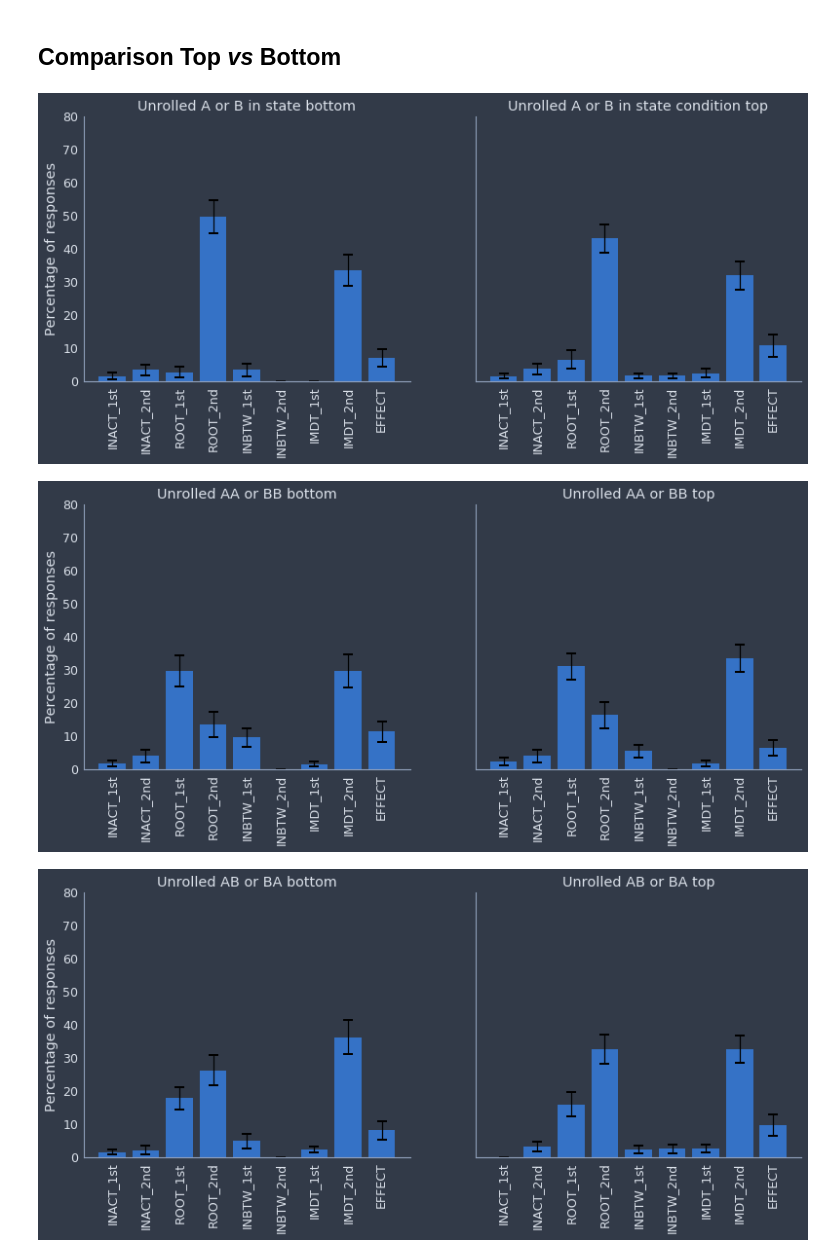
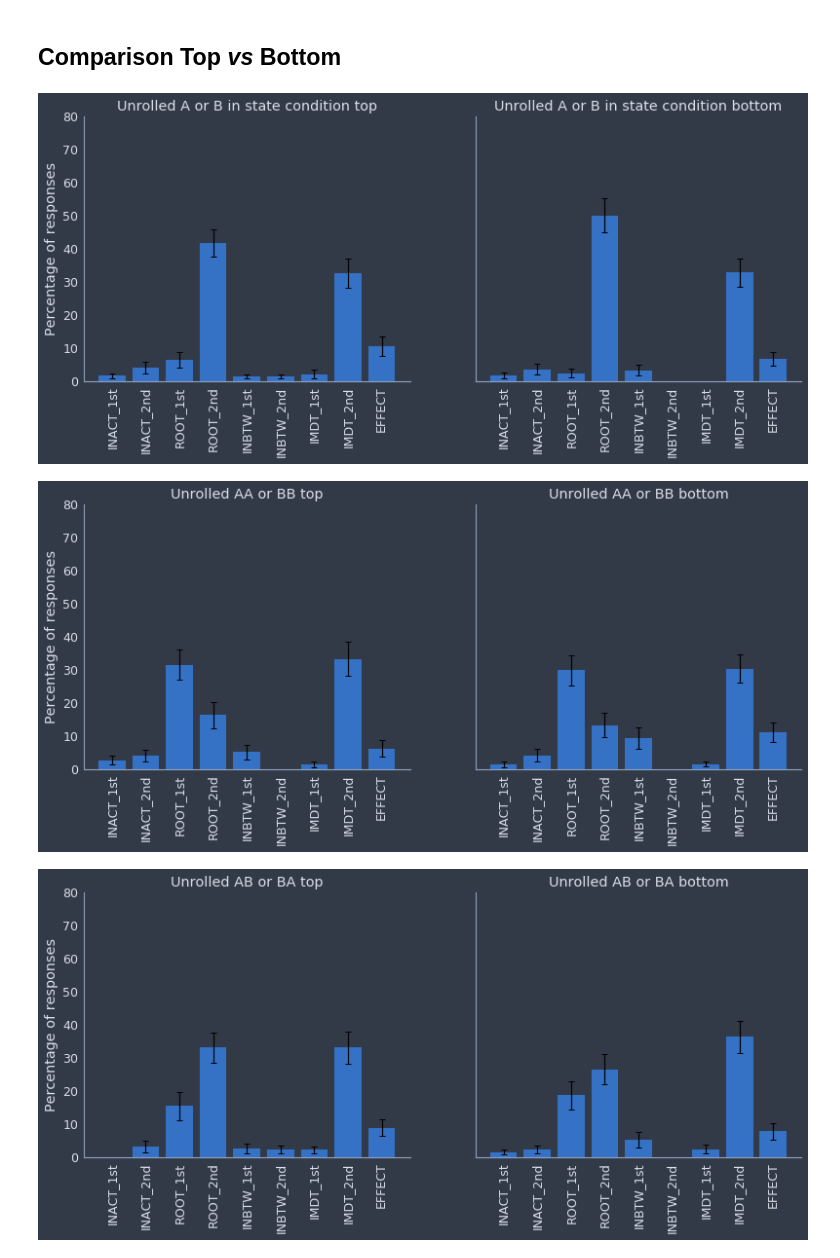
Before and after one commit to A-Fermo/continuity-cogsci21, a Jupyter notebook: analysis/analysis_E4_100def.ipynb, the cells around one changed output. Saved outputs shown, nothing was run; the diff lists cells and outputs as text; code cells hidden in the pictures.

```diff
--- a/analysis/analysis_E4_100def.ipynb
+++ b/analysis/analysis_E4_100def.ipynb
@@ -628,17 +676,24 @@ graph([Unrolled_AB_BA_Left,Unrolled_AB_BA_Right],['Unrolled AB or BA left','Unro
 # %%
 # Broad comparison between TOP vs BOTTOM location of branch A
 
 Unrolled_state_Top = AndGate(rolled=False,continuity='root_2nd').add_filter(level='top',state=True)
 Unrolled_state_Bottom = AndGate(rolled=False,continuity='root_2nd').add_filter(level='bottom',state=True)
 Unrolled_AA_BB_Top = AndGate(rolled=False,continuity='root_1st').add_filter(level='top')
 Unrolled_AA_BB_Bottom = AndGate(rolled=False,continuity='root_1st').add_filter(level='bottom')
 Unrolled_AB_BA_Top = AndGate(rolled=False,continuity='root_2nd').add_filter(level='top',state=False)
 Unrolled_AB_BA_Bottom = AndGate(rolled=False,continuity='root_2nd').add_filter(level='bottom',state=False)
 
-graph([Unrolled_state_Bottom,Unrolled_state_Top],['Unrolled A or B in state bottom','Unrolled A or B in state condition top'])
-graph([Unrolled_AA_BB_Bottom,Unrolled_AA_BB_Top],['Unrolled AA or BB bottom','Unrolled AA or BB top'])
-graph([Unrolled_AB_BA_Bottom,Unrolled_AB_BA_Top],['Unrolled AB or BA bottom','Unrolled AB or BA top'])
+US_T = bootstrap(Unrolled_state_Top)
+US_B = bootstrap(Unrolled_state_Bottom)
+UAA_BB_T = bootstrap(Unrolled_AA_BB_Top)
+UAA_BB_B = bootstrap(Unrolled_AA_BB_Bottom)
+UAB_BA_T = bootstrap(Unrolled_AB_BA_Top)
+UAB_BA_B = bootstrap(Unrolled_AB_BA_Bottom)
+
+graph([US_T,US_B],['Unrolled A or B in state condition top','Unrolled A or B in state condition bottom'])
+graph([UAA_BB_T,UAA_BB_B],['Unrolled AA or BB top','Unrolled AA or BB bottom'])
+graph([UAB_BA_T,UAB_BA_B],['Unrolled AB or BA top','Unrolled AB or BA bottom'])
 # %% [output]
-[figure, old version]
+[figure, new version]
-[figure, old version]
+[figure, new version]
-[figure, old version]
+[figure, new version]
```
Also changed, not shown: parts of 8 cells of this notebook, 2 other files.
